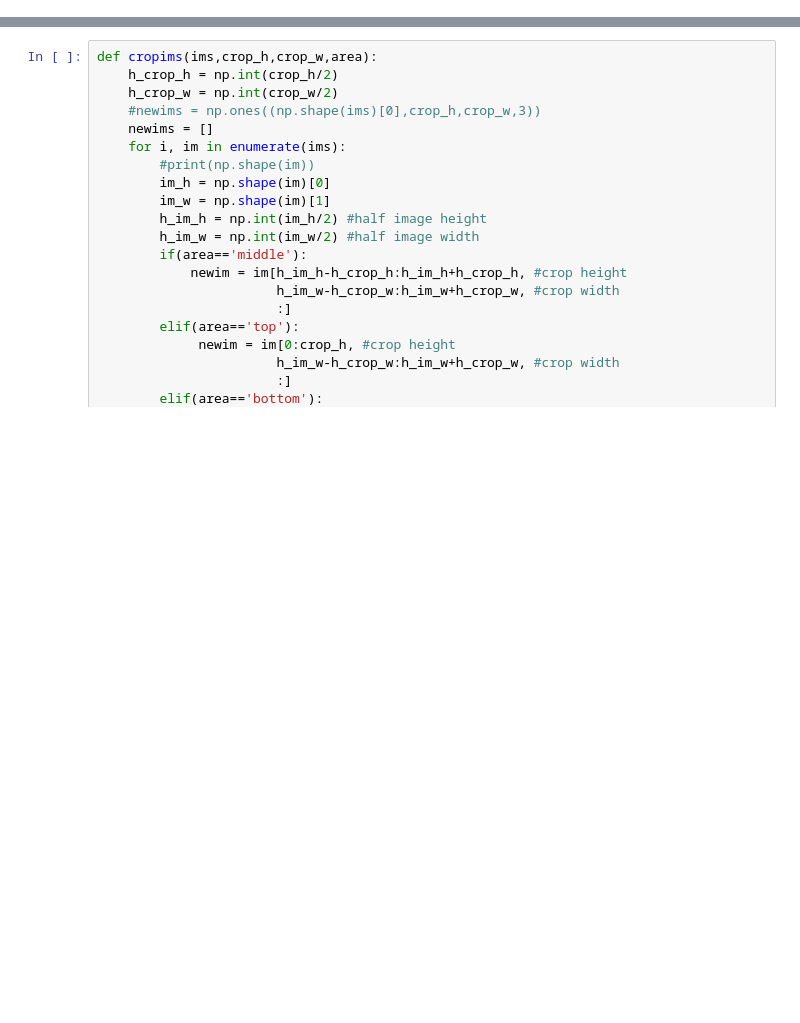
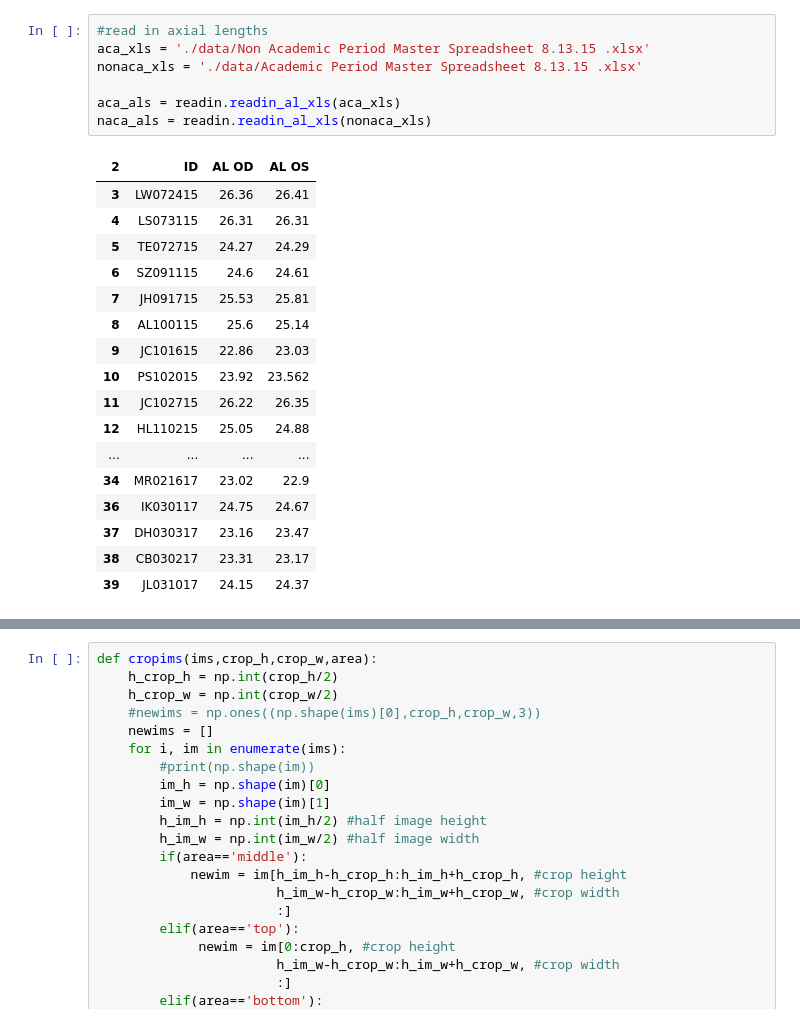
Before and after one commit to Akshugopi/myopiaNaturalScenes, a Jupyter notebook: myopiaNaturalScenes.ipynb, the cells around one changed output, grey strips where cells are left out. Saved outputs shown, nothing was run; the diff lists cells and outputs as text; blank space fills up the shorter version.

Commit message:
functionalized and fixed axialreadin

```diff
--- a/myopiaNaturalScenes.ipynb
+++ b/myopiaNaturalScenes.ipynb
@@ -54,0 +20,25 @@ for i,fname in enumerate(subjects):
+# %%
+#read in axial lengths
+aca_xls = './data/Non Academic Period Master Spreadsheet 8.13.15 .xlsx'
+nonaca_xls = './data/Academic Period Master Spreadsheet 8.13.15 .xlsx'
+
+aca_als = readin.readin_al_xls(aca_xls)
+naca_als = readin.readin_al_xls(nonaca_xls)
+# %% [output]
+| 2 | ID | AL OD | AL OS |
+| 3 | LW072415 | 26.36 | 26.41 |
+| 4 | LS073115 | 26.31 | 26.31 |
+| 5 | TE072715 | 24.27 | 24.29 |
+| 6 | SZ091115 | 24.6 | 24.61 |
+| 7 | JH091715 | 25.53 | 25.81 |
+| 8 | AL100115 | 25.6 | 25.14 |
+| 9 | JC101615 | 22.86 | 23.03 |
+| 10 | PS102015 | 23.92 | 23.562 |
+| 11 | JC102715 | 26.22 | 26.35 |
+| 12 | HL110215 | 25.05 | 24.88 |
+| ... | ... | ... | ... |
+| 34 | MR021617 | 23.02 | 22.9 |
+| 36 | IK030117 | 24.75 | 24.67 |
+| 37 | DH030317 | 23.16 | 23.47 |
+| 38 | CB030217 | 23.31 | 23.17 |
+| 39 | JL031017 | 24.15 | 24.37 |
```
Also changed, not shown: parts of 6 cells of this notebook, 1 other file.
